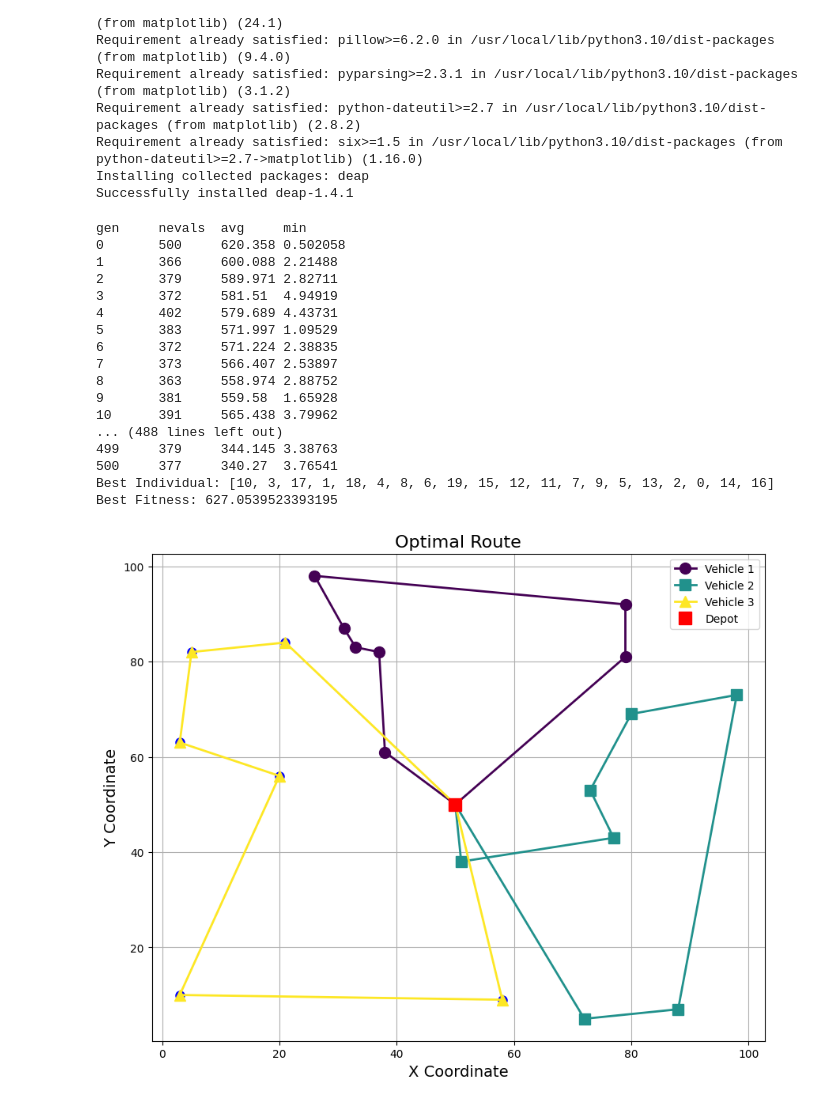
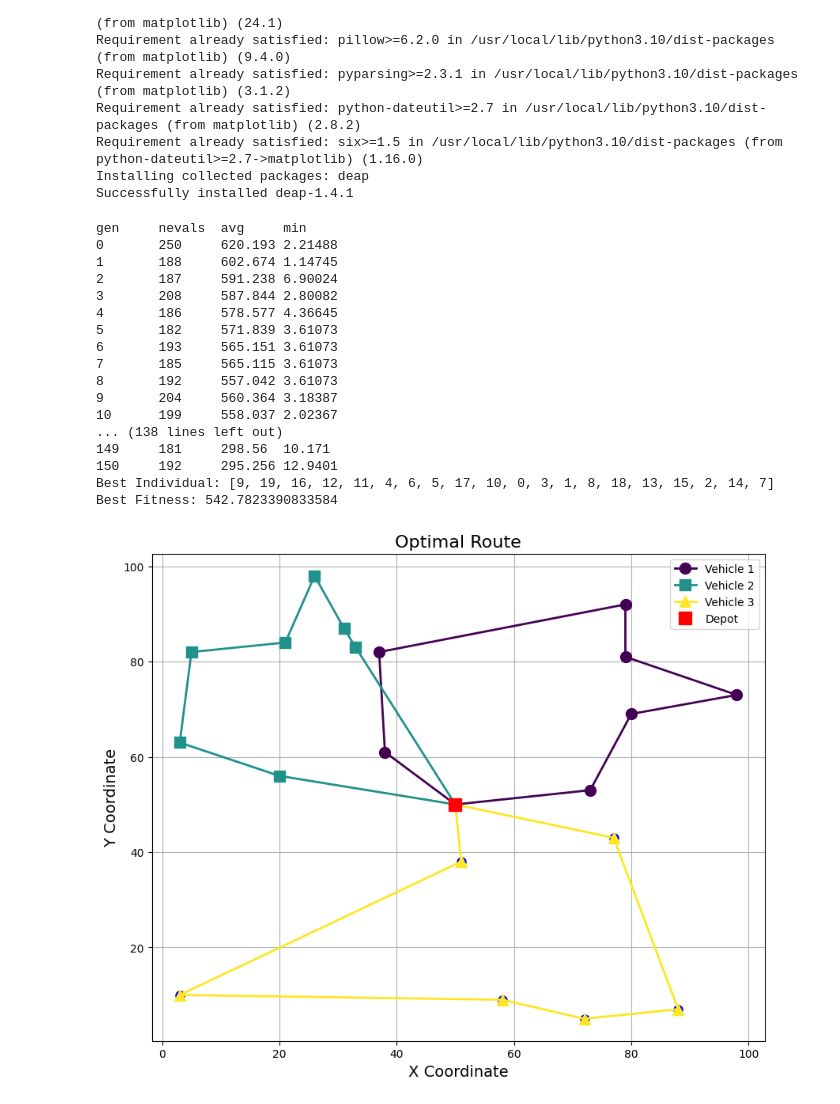
Before and after one commit to YASHSHARMA704/Vehicle-Routing-Using-Genetic-Algorithm, a Jupyter notebook: Vehicle_Routing_Project.ipynb, the cells around one changed output. Saved outputs shown, nothing was run; the diff lists cells and outputs as text; code cells hidden in the pictures.

```diff
--- a/Vehicle_Routing_Project.ipynb
+++ b/Vehicle_Routing_Project.ipynb
@@ -88,44 +88,44 @@ def plot_routes(individual, title="Optimal Route"):
 # %%
 # Running the Genetic Algorithm
 def main():
     random.seed(42)  # Seed for reproducibility
-    pop = toolbox.population(n=500)  # Generate initial population
+    pop = toolbox.population(n=250)  # Generate initial population
     hof = tools.HallOfFame(1)  # Hall of Fame to store the best individual
 
     # Setup statistics to track
     stats = tools.Statistics(lambda ind: ind.fitness.values)
     stats.register("avg", np.mean)
     stats.register("min", np.min)
 
     # Run the genetic algorithm
-    algorithms.eaSimple(pop, toolbox, 0.7, 0.2, 500, stats=stats, halloffame=hof)
+    algorithms.eaSimple(pop, toolbox, 0.7, 0.2, 150, stats=stats, halloffame=hof)
 
     best_individual = hof[0]
     print("Best Individual:", best_individual)
     print("Best Fitness:", best_individual.fitness.values[0])
 
     # Plot the best route found
     plot_routes(hof[0], "Optimal Route")
     return pop, stats, hof
 
 if __name__ == "__main__":
     main()
 # %% [output]
 gen     nevals  avg     min
-0       500     620.358 0.502058
-1       366     600.088 2.21488
-2       379     589.971 2.82711
-3       372     581.51  4.94919
-4       402     579.689 4.43731
-5       383     571.997 1.09529
-6       372     571.224 2.38835
-7       373     566.407 2.53897
-8       363     558.974 2.88752
-9       381     559.58  1.65928
-10      391     565.438 3.79962
-... (488 lines left out)
-499     379     344.145 3.38763
-500     377     340.27  3.76541
-Best Individual: [10, 3, 17, 1, 18, 4, 8, 6, 19, 15, 12, 11, 7, 9, 5, 13, 2, 0, 14, 16]
-Best Fitness: 627.0539523393195
+0       250     620.193 2.21488
+1       188     602.674 1.14745
+2       187     591.238 6.90024
+3       208     587.844 2.80082
+4       186     578.577 4.36645
+5       182     571.839 3.61073
+6       193     565.151 3.61073
+7       185     565.115 3.61073
+8       192     557.042 3.61073
+9       204     560.364 3.18387
+10      199     558.037 2.02367
+... (138 lines left out)
+149     181     298.56  10.171
+150     192     295.256 12.9401
+Best Individual: [9, 19, 16, 12, 11, 4, 6, 5, 17, 10, 0, 3, 1, 8, 18, 13, 15, 2, 14, 7]
+Best Fitness: 542.7823390833584
-[figure, old version]
+[figure, new version]
```
